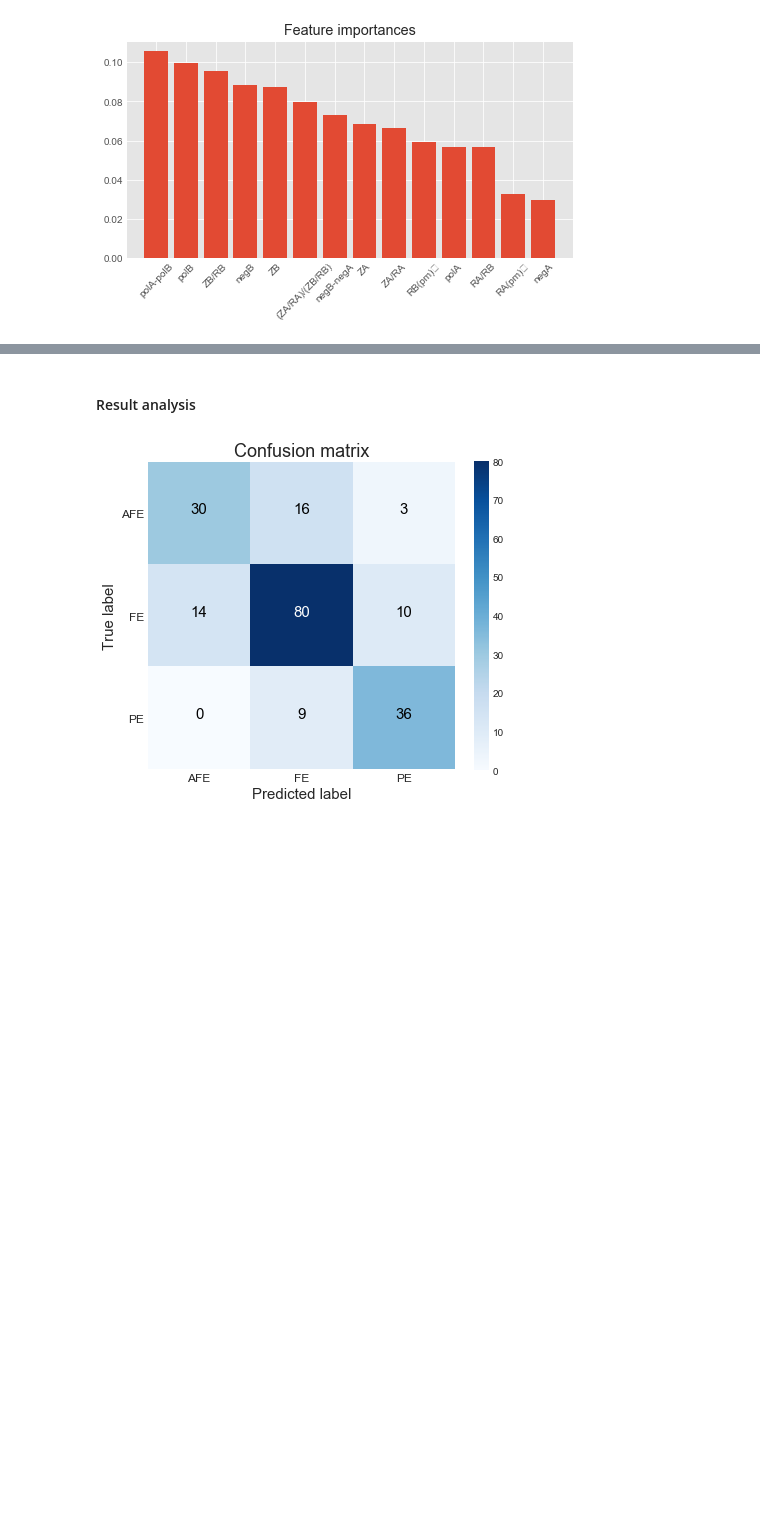
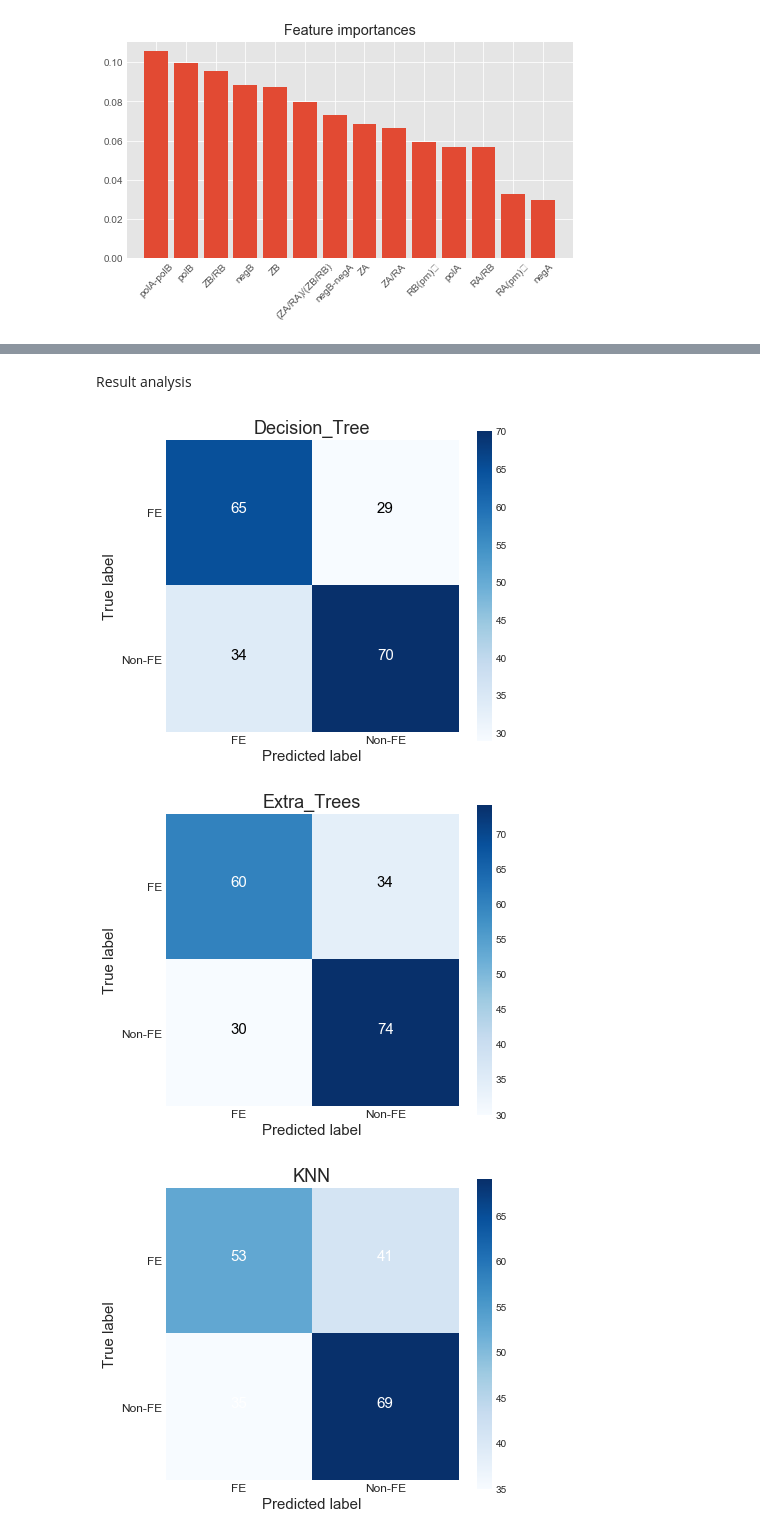
Before and after one commit to RuihaoQiu/Machine-learning-on-materials-research, a Jupyter notebook: Materials_classificaton.ipynb, the cells around one changed output, grey strips where cells are left out. Saved outputs shown, nothing was run; the diff lists cells and outputs as text; code cells hidden in the pictures; blank space fills up the shorter version.

```diff
--- a/Materials_classificaton.ipynb
+++ b/Materials_classificaton.ipynb
@@ -118,10 +120,12 @@ Feature ranking:
 # %%
-#clfs = [neighbors.KNeighborsClassifier(10),
-#        svm.SVC(kernel='rbf',C=5),
-#        DecisionTreeClassifier(max_depth=None),
-#        RandomForestClassifier(n_estimators=100, random_state=0),
-#        ExtraTreesClassifier(n_estimators=100,random_state=0),
-#        AdaBoostClassifier(DecisionTreeClassifier(max_depth=3),n_estimators=100)]
+volumns = ['RA(pm)Ⅻ','RB(pm)Ⅵ','RA/RB','negB-negA',
+           'negA','negB',
+           'ZA','ZB','ZA/RA','ZB/RB',
+           '(ZA/RA)/(ZB/RB)','polA','polB','polA-polB']
+X = preprocessing.scale(np.array(df.loc[:,volumns]))
+Y1 = np.array(df['C'])
+
+X_train, X_test, y_train, y_test = train_test_split(X, Y1, test_size=0.1, random_state=0)
 
 clfs = dict(KNN=neighbors.KNeighborsClassifier(10),
         SVM=svm.SVC(kernel='rbf',C=5),
@@ -131,7 +135,6 @@ clfs = dict(KNN=neighbors.KNeighborsClassifier(10),
         Ada_Boost=AdaBoostClassifier(DecisionTreeClassifier(max_depth=3),n_estimators=100))
 
 for idx, clf in enumerate(clfs.values()):
-#    print(clf)
     print('%15s : %f'%(list(clfs.keys())[idx], clf.fit(X_train, y_train).score(X_test, y_test)))
 #    y_pred = clf.predict(X_test)
 #    print(clf.score(X_test, y_test))
@@ -152,8 +155,8 @@ from sklearn import metrics
 
 #for clf in clfs:
 for idx, clf in enumerate(clfs.values()):
-    y_pred = cross_val_predict(clf, X, Y, cv=10)
-    print('%15s : %f'%(list(clfs.keys())[idx], metrics.accuracy_score(Y, y_pred)))
+    y_pred = cross_val_predict(clf, X, Y1, cv=10)
+    print('%15s : %f'%(list(clfs.keys())[idx], metrics.accuracy_score(Y1, y_pred)))
 #scores = cross_val_score(clf, X, Y, cv=10)
 #scores
 # %% [output]
@@ -166,8 +169,7 @@ for idx, clf in enumerate(clfs.values()):
-# %% [markdown]
-#### Result analysis
+# %% [markdown]
+Result analysis
 # %%
-clf = RandomForestClassifier(n_estimators=100, random_state=0)
-y_pred = cross_val_predict(clf, X, Y, cv=10)
+#clf = RandomForestClassifier(n_estimators=100, random_state=0)
 
 def plot_confusion_matrix(cm, classes,
                           title='Confusion matrix',
@@ -175,35 +177,40 @@ def plot_confusion_matrix(cm, classes,
 
     plt.style.use('seaborn-dark')
     plt.figure(figsize=(6, 5))
     plt.imshow(cm, interpolation='nearest', cmap=cmap)
     plt.title(title, fontsize=18)
     plt.colorbar()
     tick_marks = np.arange(len(classes))
     plt.xticks(tick_marks, classes, fontsize=12)
     plt.yticks(tick_marks, classes, fontsize=12)
 
 #    if normalize:
 #        cm = cm.astype('float') / cm.sum(axis=1)[:, np.newaxis]
 #        print("Normalized confusion matrix")
 #    else:
 #        print('Confusion matrix, without normalization')
 
 #    print(cm)
 
     thresh = cm.max() / 2.
     for i, j in itertools.product(range(cm.shape[0]), range(cm.shape[1])):
         plt.text(j, i, cm[i, j], fontsize=15,
                  horizontalalignment="center",
                  color="white" if cm[i, j] > thresh else "black")
 
     plt.tight_layout()
     plt.ylabel('True label', fontsize=15)
     plt.xlabel('Predicted label', fontsize=15)
 
-cnf_matrix = confusion_matrix(Y, y_pred)
-class_names = np.array(['AFE','FE','PE'])
-plot_confusion_matrix(cnf_matrix, classes=class_names,
-                          title='Confusion matrix',
+
+for idx, clf in enumerate(clfs.values()):
+    y_pred = cross_val_predict(clf, X, Y1, cv=10)
+    cnf_matrix = confusion_matrix(Y1, y_pred)
+    class_names = np.array(['FE','Non-FE'])
+    plot_confusion_matrix(cnf_matrix, classes=class_names,
+                          title=list(clfs.keys())[idx],
                           cmap=plt.cm.Blues)
 # %% [output]
-[figure, old version]
+[figure, new version]
+[figure, added]
+[figure, added]
```
Also changed, not shown: parts of 17 cells of this notebook.
